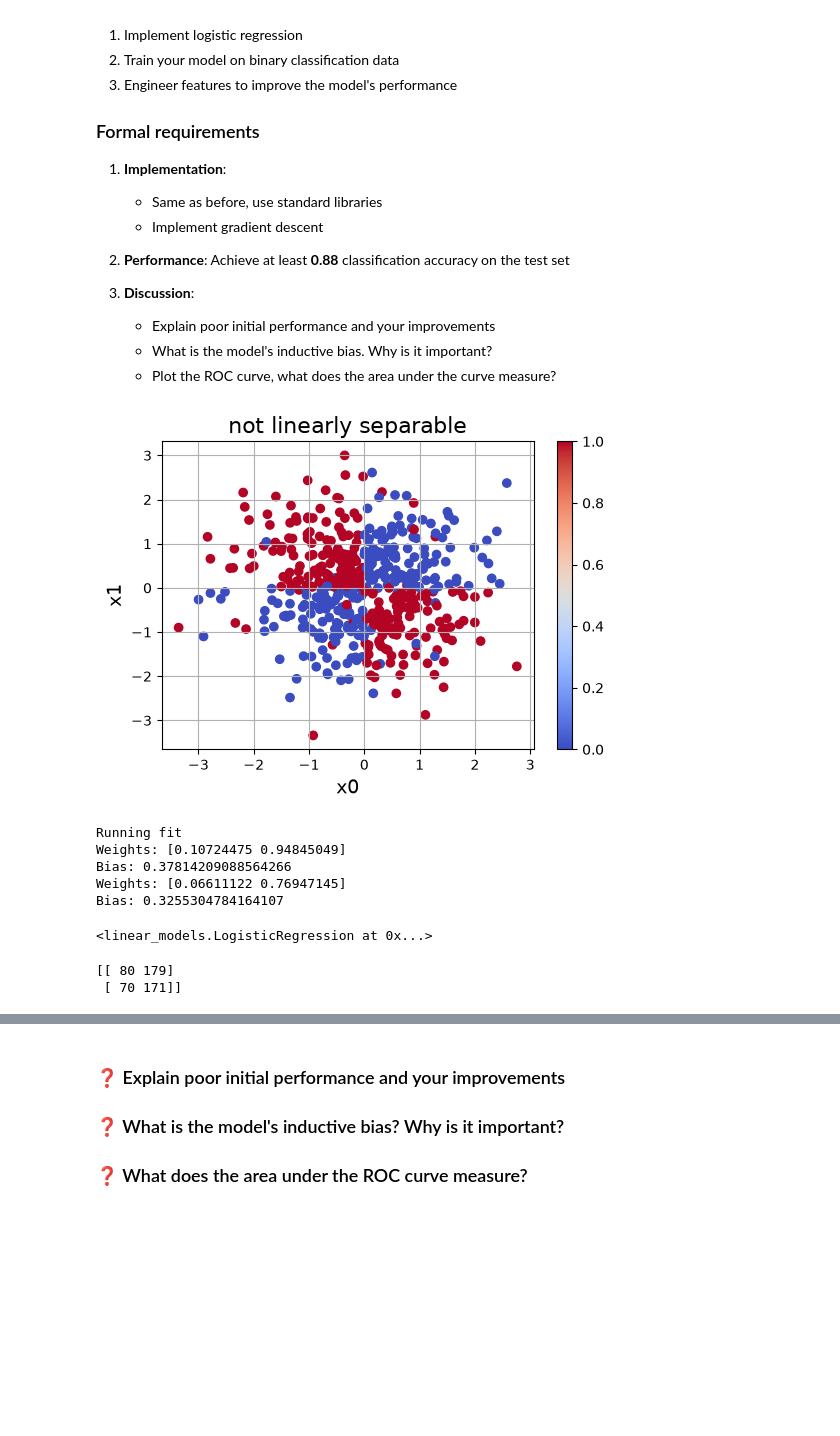
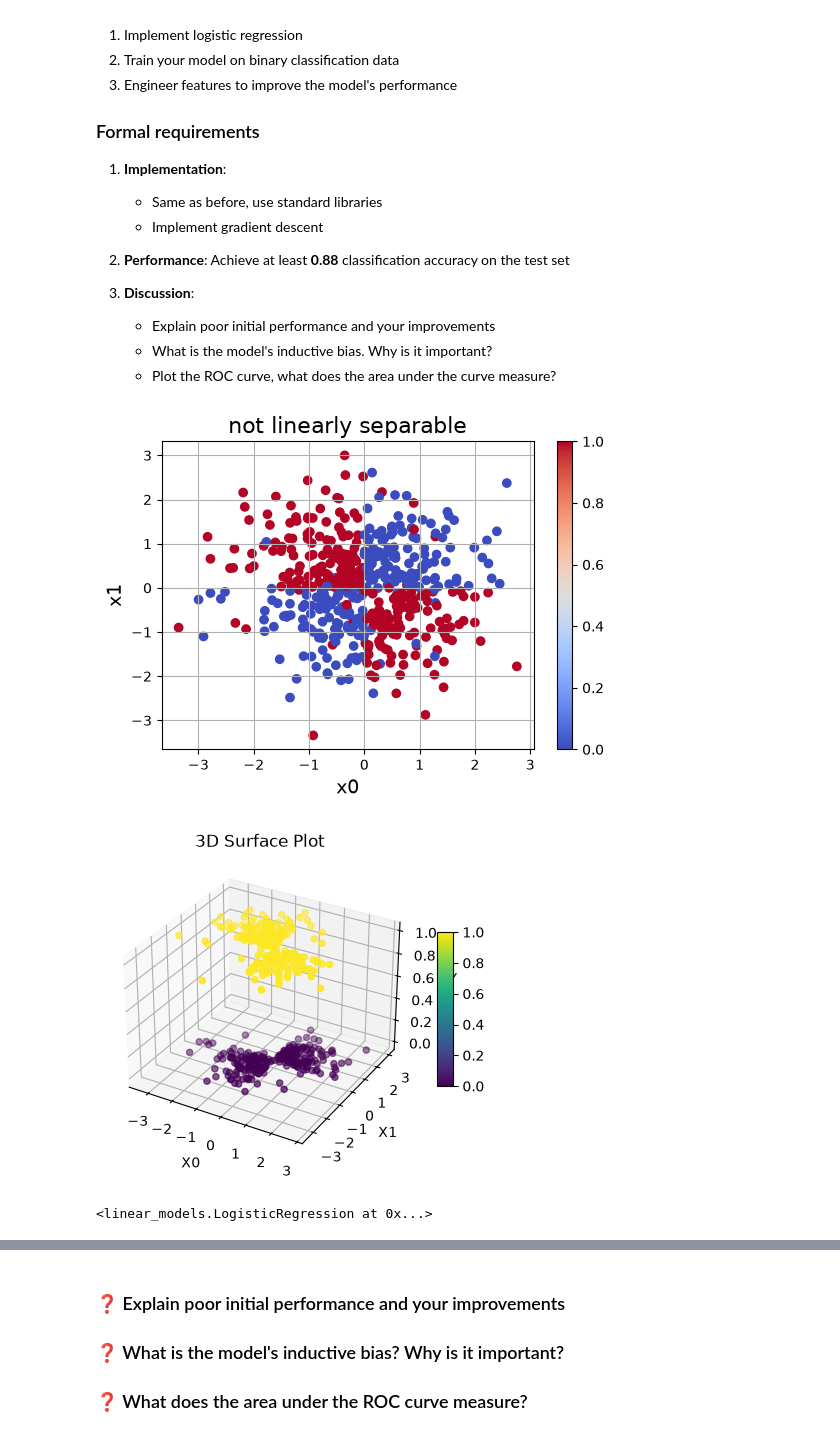
Before and after one commit to savmidt/tdt4172_intro_ml, a Jupyter notebook: Assignment1-1/problem.ipynb, the cells around one changed output, grey strips where cells are left out. Saved outputs shown, nothing was run; the diff lists cells and outputs as text; code cells hidden in the pictures; blank space fills up the shorter version.

```diff
--- a/Assignment1-1/problem.ipynb
+++ b/Assignment1-1/problem.ipynb
@@ -153,20 +153,32 @@ test = data[data['split'] == 'test']
 # %%
 # visualize x0 and x1 of train on scatterplot with colors corresponding to y
 plt.figure(figsize=(6, 4))
 plt.scatter(train['x0'], train['x1'], c=train['y'], cmap='coolwarm')
 plt.grid(True)
 plt.xlabel('x0', fontsize=14)
 plt.ylabel('x1', fontsize=14)
 plt.title('not linearly separable', fontsize=16)
 plt.colorbar()
 plt.show()
+
+fig = plt.figure(figsize= (6,4))
+ax = plt.axes(projection = '3d')
+p = ax.scatter3D(train['x0'], train['x1'], train['y'], c = train['y'])
+ax.set_title("3D Surface Plot")
+ax.set_xlabel("X0")
+ax.set_ylabel("X1")
+ax.set_zlabel("Y")
+fig.colorbar(p, ax=ax, shrink=0.5, aspect=10)
+
+plt.show()
 # %% [output]
 [figure]
+[figure, added]
 # %%
 # ====================================
 # YOUR CODE GOES HERE
 # ====================================
-log = LogisticRegression()
+log = LogisticRegression(lr = 0.1)
 
 X_train = train[['x0', 'x1']].values
 y_train = train['y'].values
@@ -175,22 +187,4 @@ y_train = train['y'].values
 
 log.fit(X_train, y_train)
 # %% [output]
-Running fit
-Weights: [0.10724475 0.94845049]
-Bias: 0.37814209088564266
-Weights: [0.06611122 0.76947145]
-Bias: 0.3255304784164107
+<linear_models.LogisticRegression at 0x...>
-<linear_models.LogisticRegression at 0x...>
-# %%
-x_test = test[['x0', 'x1']].values
-y_test = test['y'].values
-
-pred = log.predict(x_test)
-
-# Performance metrics
-from sklearn.metrics import confusion_matrix
-
-conf = confusion_matrix(y_test, pred)
-# %% [output]
-[[ 80 179]
- [ 70 171]]
```
Also changed, not shown: parts of 2 cells of this notebook, 1 other file.
